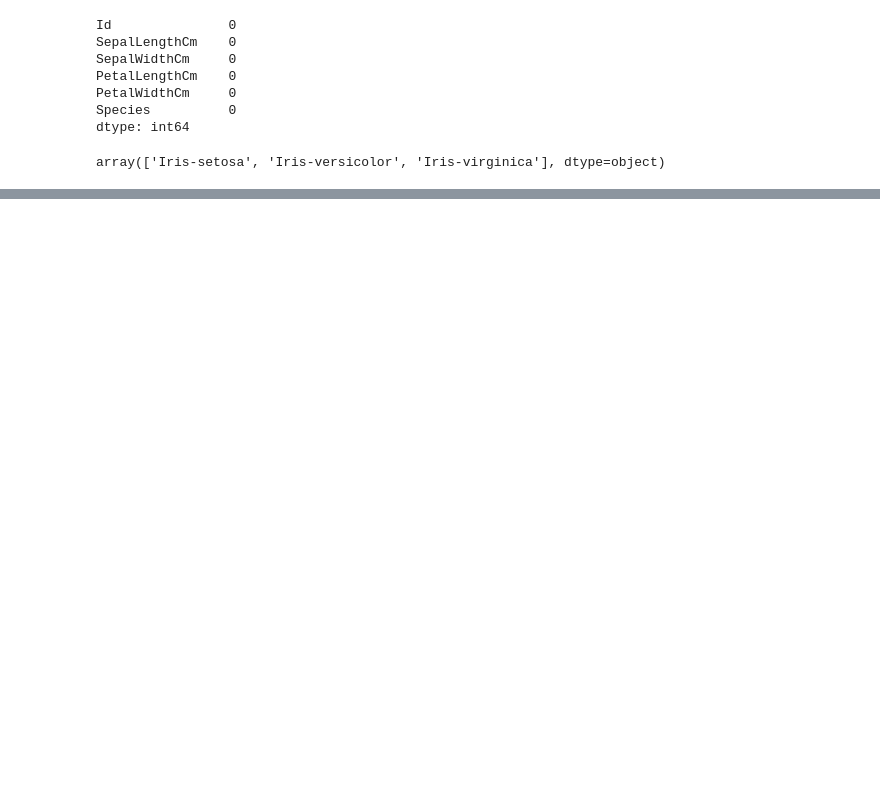
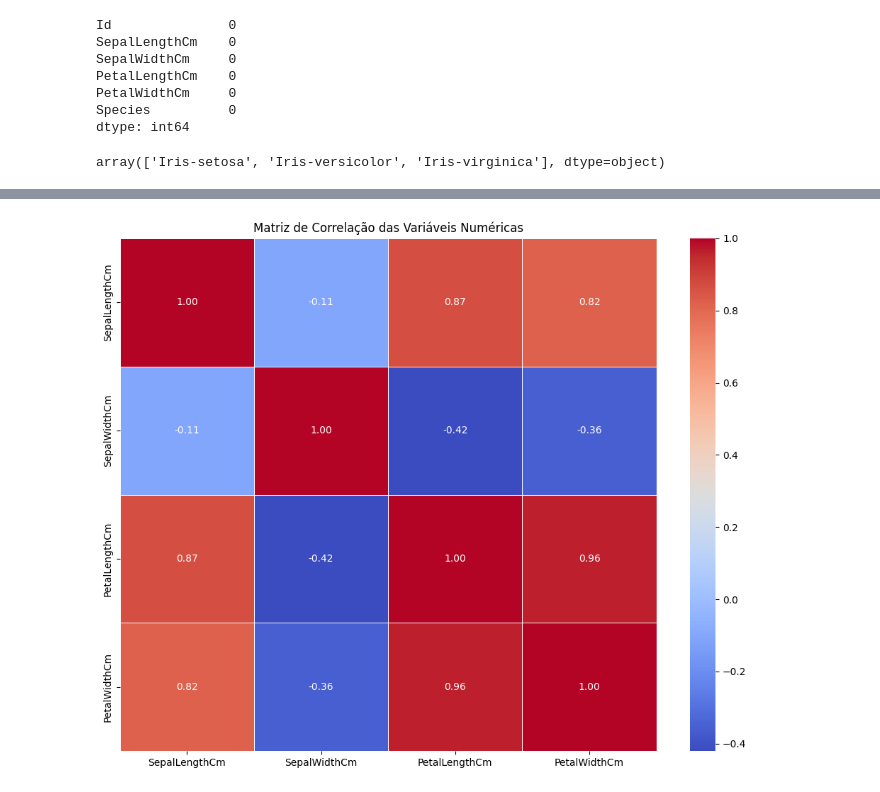
Before and after one commit to mdaefiol/clustering_classification, a Jupyter notebook: Atividade_ia.ipynb, the cells around one changed output, grey strips where cells are left out. Drawn from its saved outputs; the diff is of its cells as text; code cells hidden in the pictures; blank space fills up the shorter version.

```diff
--- a/Atividade_ia.ipynb
+++ b/Atividade_ia.ipynb
@@ -88,0 +112,10 @@ array(['Iris-setosa', 'Iris-versicolor', 'Iris-virginica'], dtype=object)
+# %%
+corr_matrix = df.drop(columns=['Species']).corr()
+
+plt.figure(figsize=(10, 8))
+sns.heatmap(corr_matrix, annot=True, cmap='coolwarm', fmt='.2f', cbar=True, linewidths=0.5)
+plt.title('Matriz de Correlação das Variáveis Numéricas')
+plt.tight_layout()
+plt.show()
+# %% [output]
+[figure, added]
```
Also changed, not shown: parts of 12 cells of this notebook, 1 other file.
